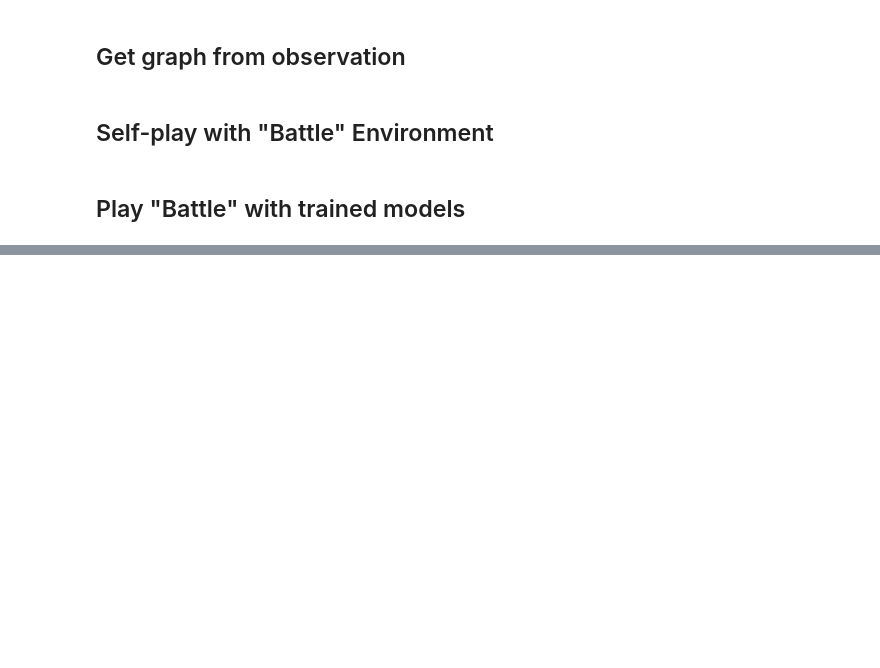
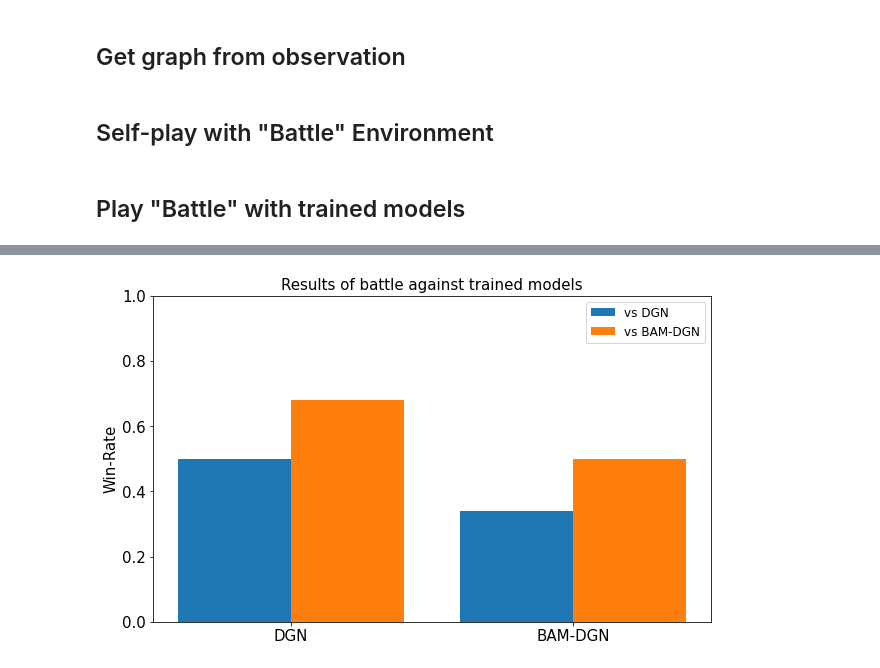
Before and after one commit to bakqui/2020Fall-IE579-BayesDGN, a Jupyter notebook: dgn.ipynb, the cells around one changed output, grey strips where cells are left out. Cells and saved outputs as stored; diff of their text form; code cells hidden in the pictures; blank space fills up the shorter version.

```diff
--- a/dgn.ipynb
+++ b/dgn.ipynb
@@ -673,0 +708,25 @@ def battle(env, n_round, map_size, max_steps, handles, models, eps,
+# %%
+def create_x(t, w, n, d):
+    return [t*x + w*n for x in range(d)]
+
+value_a = [0.5, 0.34]
+value_b = [0.68, 0.5]
+
+value_a_x = create_x(2, 0.8, 1, 2)
+value_b_x = create_x(2, 0.8, 2, 2)
+
+plt.figure(figsize=(10, 6))
+plt.bar(value_a_x, value_a, label='vs DGN')
+plt.bar(value_b_x, value_b, label='vs BAM-DGN')
+middle_x = [(a+b)/2 for (a,b) in zip(value_a_x, value_b_x)]
+
+plt.xticks(middle_x, ['DGN', 'BAM-DGN'], fontsize=15)
+plt.title('Results of battle against trained models', fontsize=15)
+plt.ylabel('Win-Rate', fontsize=15)
+plt.ylim(0.0, 1.0)
+plt.yticks(fontsize=15)
+plt.legend(fontsize=12)
+plt.savefig(os.path.join(base_dir, 'winrate.png'))
+plt.show()
+# %% [output]
+[figure, added]
```
Also changed, not shown: parts of 7 cells of this notebook.
